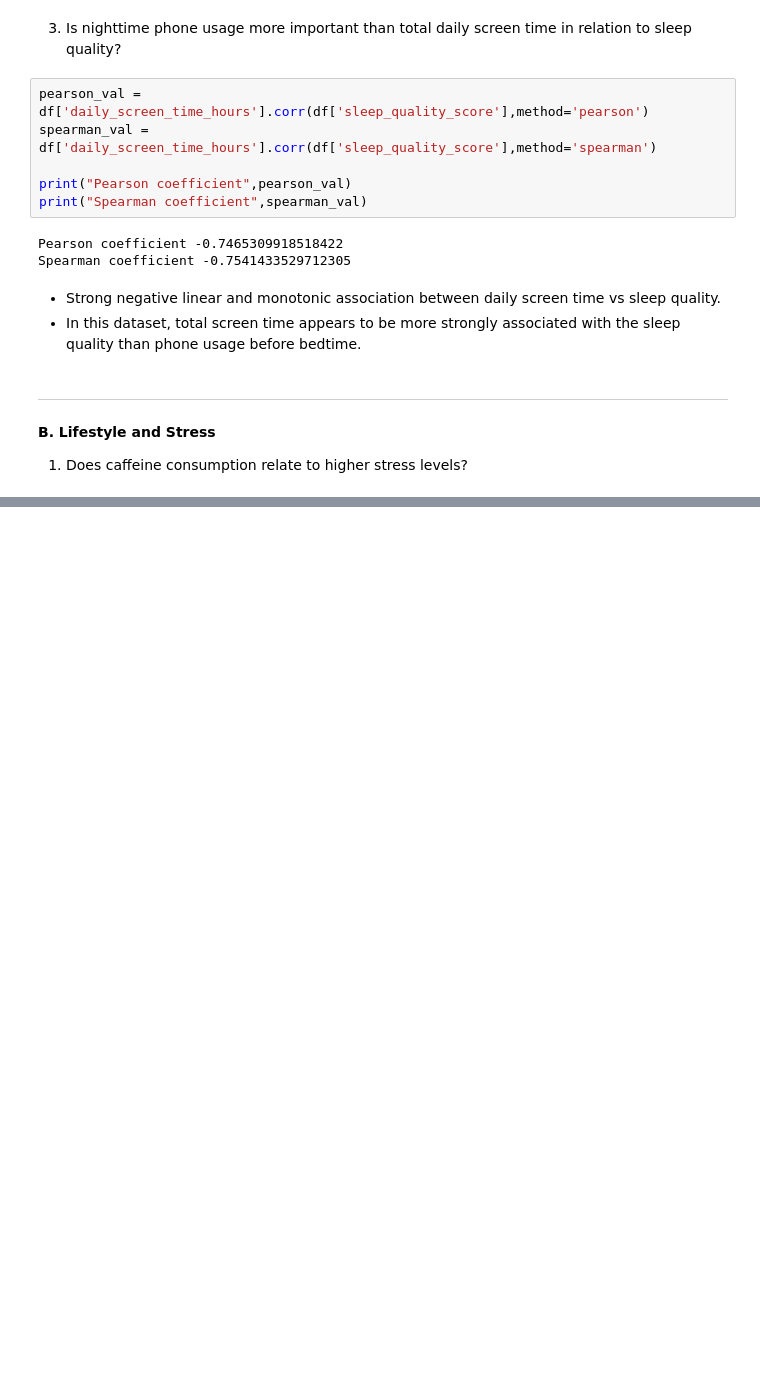
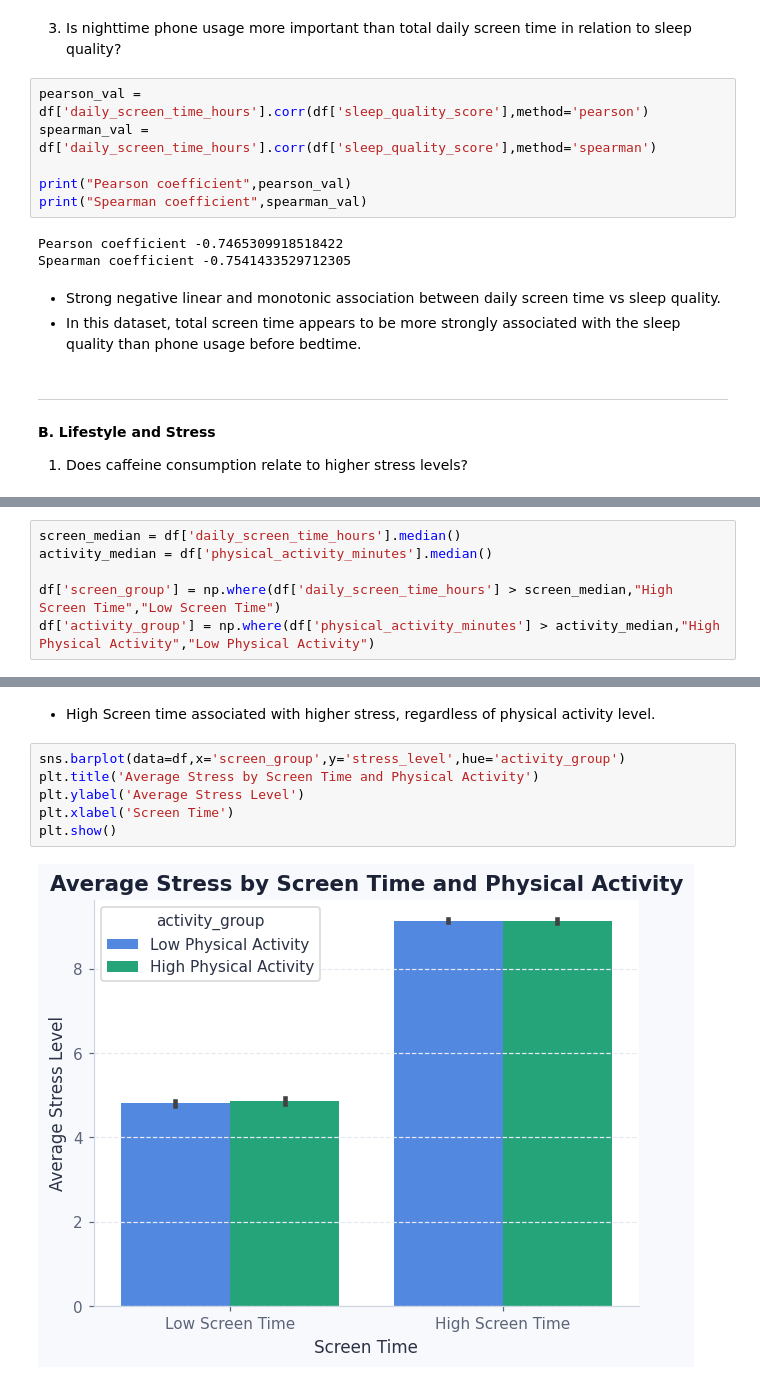
Before and after one commit to shivainlabs/Sleep-Screen-Time-and-Stress-Analysis, a Jupyter notebook: notebooks/01_data_understanding_eda.ipynb, the cells around one changed output, grey strips where cells are left out. Cells and saved outputs as stored; diff of their text form; blank space fills up the shorter version.

Commit message:
Complete: Lifestyle and Stress Analysis

```diff
--- a/notebooks/01_data_understanding_eda.ipynb
+++ b/notebooks/01_data_understanding_eda.ipynb
@@ -418,0 +473,6 @@ df.head()
+# %%
+screen_median = df['daily_screen_time_hours'].median()
+activity_median = df['physical_activity_minutes'].median()
+
+df['screen_group'] = np.where(df['daily_screen_time_hours'] > screen_median,"High Screen Time","Low Screen Time")
+df['activity_group'] = np.where(df['physical_activity_minutes'] > activity_median,"High Physical Activity","Low Physical Activity")
@@ -418,0 +488,10 @@ df.head()
+# %% [markdown]
+- High Screen time associated with higher stress, regardless of physical activity level.
+# %%
+sns.barplot(data=df,x='screen_group',y='stress_level',hue='activity_group')
+plt.title('Average Stress by Screen Time and Physical Activity')
+plt.ylabel('Average Stress Level')
+plt.xlabel('Screen Time')
+plt.show()
+# %% [output]
+[figure, added]
```
Also changed, not shown: parts of 12 cells of this notebook.
